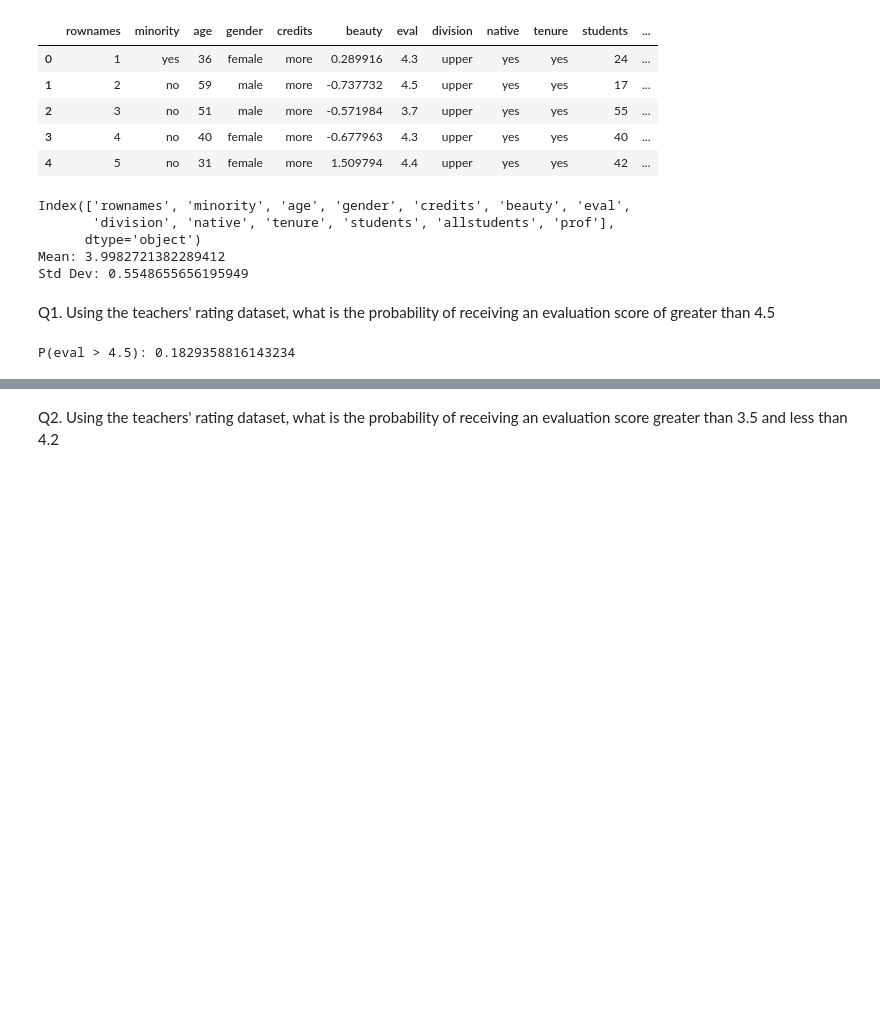
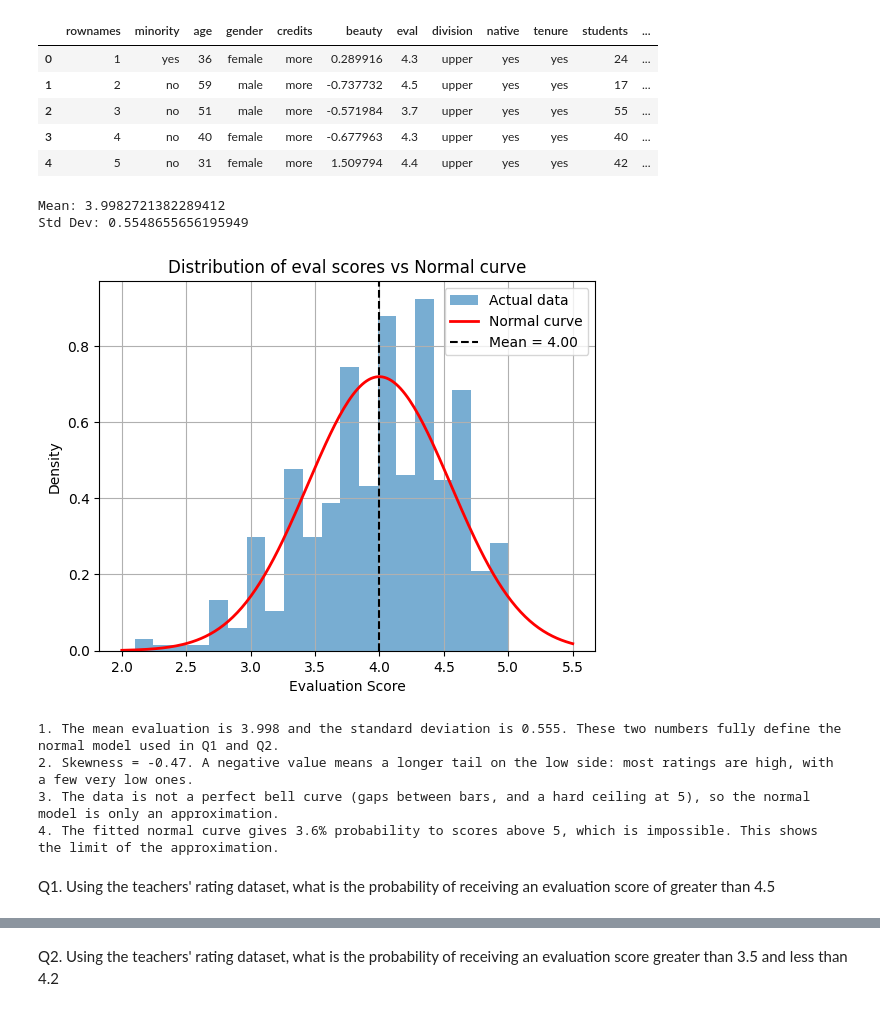
Before and after one commit to Tushar-3512/Data-Science-Practical-, a Jupyter notebook: Practical5.ipynb, the cells around one changed output, grey strips where cells are left out. Cells and saved outputs as stored; diff of their text form; code cells hidden in the pictures; blank space fills up the shorter version.

```diff
--- a/Practical5.ipynb
+++ b/Practical5.ipynb
@@ -20,23 +20,38 @@ df.head()
 | 2 | 3 | no | 51 | male | more | -0.571984 | 3.7 | upper | yes | yes | 55 | ... |
 | 3 | 4 | no | 40 | female | more | -0.677963 | 4.3 | upper | yes | yes | 40 | ... |
 | 4 | 5 | no | 31 | female | more | 1.509794 | 4.4 | upper | yes | yes | 42 | ... |
-# %%
-print(df.columns)
-mean_score = df['eval'].mean()
-std_score  = df['eval'].std()
-
-print("Mean:", mean_score)
-print("Std Dev:", std_score)
-# %% [output]
-Index(['rownames', 'minority', 'age', 'gender', 'credits', 'beauty', 'eval',
-       'division', 'native', 'tenure', 'students', 'allstudents', 'prof'],
-      dtype='object')
-Mean: 3.9982721382289412
-Std Dev: 0.5548655656195949
+# %%
+mean_score = df['eval'].mean()
+std_score = df['eval'].std()
+skew_score = df['eval'].skew()
+p_above_5 = stats.norm.sf(5, loc=mean_score, scale=std_score)
+
+print("Mean:", mean_score)
+print("Std Dev:", std_score)
+
+df['eval'].hist(bins=20, density=True, alpha=0.6, label='Actual data')
+xs = np.linspace(2, 5.5, 200)
+plt.plot(xs, stats.norm.pdf(xs, mean_score, std_score), color='red', linewidth=2, label='Normal curve')
+plt.axvline(mean_score, color='black', linestyle='--', label=f'Mean = {mean_score:.2f}')
+plt.xlabel("Evaluation Score")
+plt.ylabel("Density")
+plt.title("Distribution of eval scores vs Normal curve")
+plt.legend()
+plt.show()
+
+print(f"""
+1. The mean evaluation is {mean_score:.3f} and the standard deviation is {std_score:.3f}. These two numbers fully define the normal model used in Q1 and Q2.
+2. Skewness = {skew_score:.2f}. A negative value means a longer tail on the low side: most ratings are high, with a few very low ones.
+3. The data is not a perfect bell curve (gaps between bars, and a hard ceiling at 5), so the normal model is only an approximation.
+4. The fitted normal curve gives {p_above_5*100:.1f}% probability to scores above 5, which is impossible. This shows the limit of the approximation.
+""")
+# %% [output]
+Mean: 3.9982721382289412
+Std Dev: 0.5548655656195949
+[figure, added]
+1. The mean evaluation is 3.998 and the standard deviation is 0.555. These two numbers fully define the normal model used in Q1 and Q2.
+2. Skewness = -0.47. A negative value means a longer tail on the low side: most ratings are high, with a few very low ones.
+3. The data is not a perfect bell curve (gaps between bars, and a hard ceiling at 5), so the normal model is only an approximation.
+4. The fitted normal curve gives 3.6% probability to scores above 5, which is impossible. This shows the limit of the approximation.
 # %% [markdown]
 Q1. Using the teachers' rating dataset, what is the probability of receiving an evaluation score of greater than 4.5
-# %%
-p_greater_4_5 = 1 - stats.norm.cdf(4.5, loc=mean_score, scale=std_score)
-print("P(eval > 4.5):", p_greater_4_5)
-# %% [output]
-P(eval > 4.5): 0.1829358816143234
```
Also changed, not shown: parts of 6 cells of this notebook.
